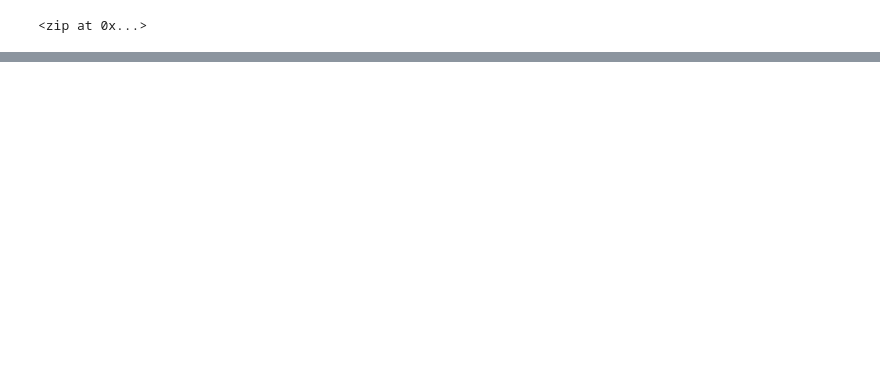
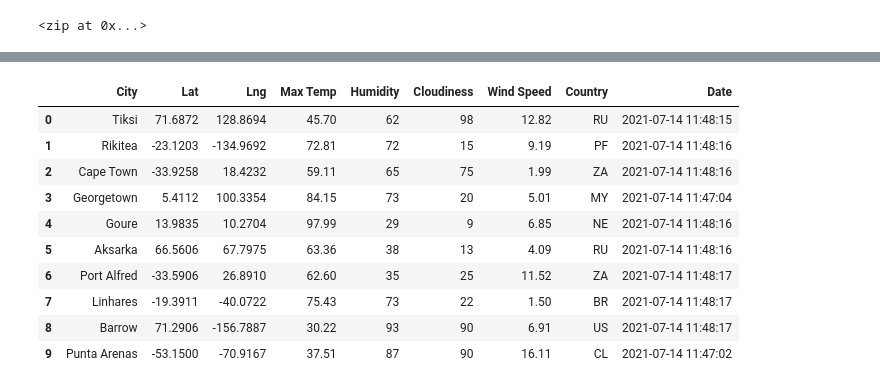
Before and after one commit to Dainade17/World_Weather_Analysis, a Jupyter notebook: WeatherPy.ipynb, the cells around one changed output, grey strips where cells are left out. Saved outputs shown, nothing was run; the diff lists cells and outputs as text; code cells hidden in the pictures; blank space fills up the shorter version.

```diff
--- a/WeatherPy.ipynb
+++ b/WeatherPy.ipynb
@@ -55,0 +62,4 @@ len(cities)
+# %%
+# Starting URL for Weather Map API Call.
+url = "http://api.openweathermap.org/data/2.5/weather?units=Imperial&APPID=" + weather_api_key
+print(url)
@@ -55,0 +68,4 @@ len(cities)
+# %%
+# Create an endpoint URL for a city.
+city_url = url + "&q=" + "Boston"
+print(city_url)
@@ -55,0 +74,4 @@ len(cities)
+# %%
+# Make a 'Get' request for the city weather.
+city_weather = requests.get(city_url)
+city_weather
@@ -55,0 +185,16 @@ len(cities)
+# %%
+# Convert the array of dictionaries to a Pandas DataFrame.
+city_data_df = pd.DataFrame(city_data)
+city_data_df.head(10)
+# %% [output]
+|  | City | Lat | Lng | Max Temp | Humidity | Cloudiness | Wind Speed | Country | Date |
+| 0 | Tiksi | 71.6872 | 128.8694 | 45.70 | 62 | 98 | 12.82 | RU | 2021-07-14 11:48:15 |
+| 1 | Rikitea | -23.1203 | -134.9692 | 72.81 | 72 | 15 | 9.19 | PF | 2021-07-14 11:48:16 |
+| 2 | Cape Town | -33.9258 | 18.4232 | 59.11 | 65 | 75 | 1.99 | ZA | 2021-07-14 11:48:16 |
+| 3 | Georgetown | 5.4112 | 100.3354 | 84.15 | 73 | 20 | 5.01 | MY | 2021-07-14 11:47:04 |
+| 4 | Goure | 13.9835 | 10.2704 | 97.99 | 29 | 9 | 6.85 | NE | 2021-07-14 11:48:16 |
+| 5 | Aksarka | 66.5606 | 67.7975 | 63.36 | 38 | 13 | 4.09 | RU | 2021-07-14 11:48:16 |
+| 6 | Port Alfred | -33.5906 | 26.8910 | 62.60 | 35 | 25 | 11.52 | ZA | 2021-07-14 11:48:17 |
+| 7 | Linhares | -19.3911 | -40.0722 | 75.43 | 73 | 22 | 1.50 | BR | 2021-07-14 11:48:17 |
+| 8 | Barrow | 71.2906 | -156.7887 | 30.22 | 93 | 90 | 6.91 | US | 2021-07-14 11:48:17 |
+| 9 | Punta Arenas | -53.1500 | -70.9167 | 37.51 | 87 | 90 | 16.11 | CL | 2021-07-14 11:47:02 |
```
Also changed, not shown: parts of 14 cells of this notebook.
